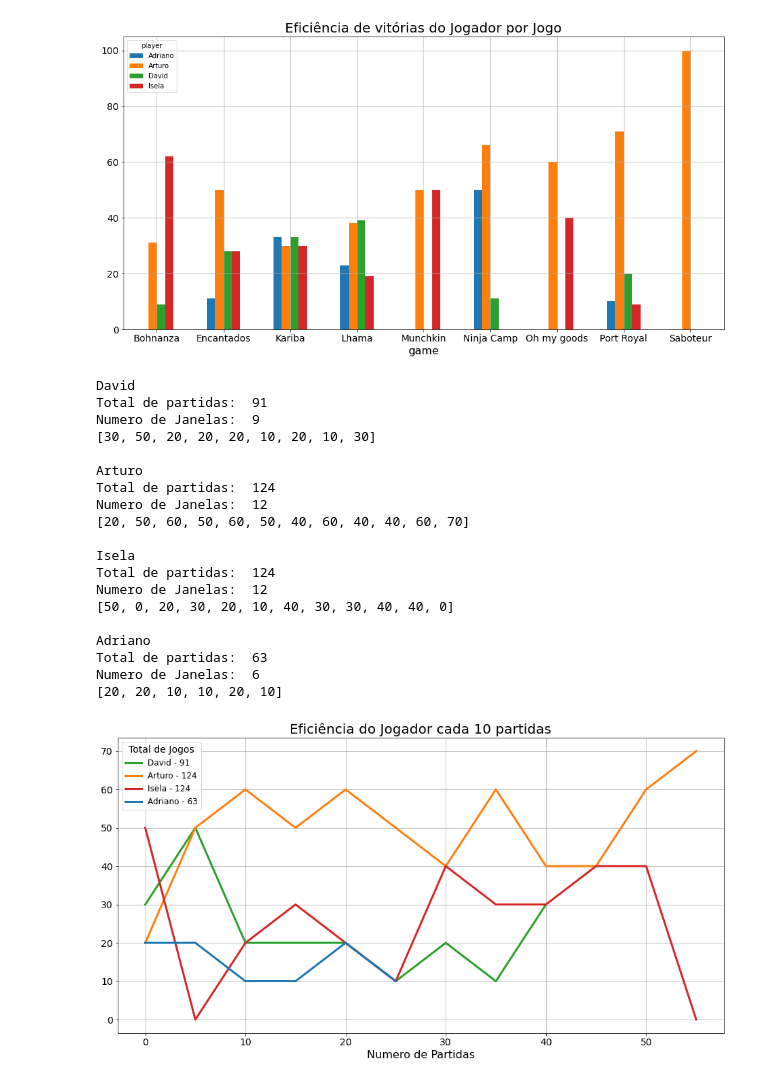
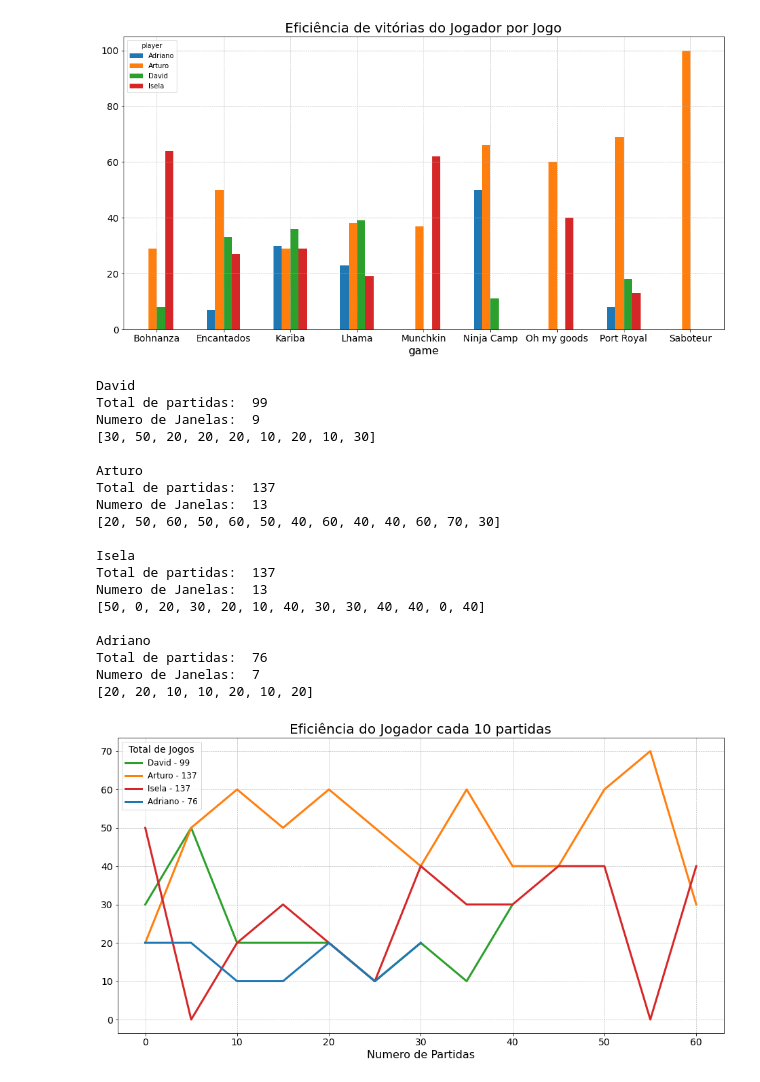
Before and after one commit to mhacarthur/card-game-stats, a Jupyter notebook: statistics.ipynb, the cells around one changed output. Cells and saved outputs as stored; diff of their text form; code cells hidden in the pictures.

```diff
--- a/statistics.ipynb
+++ b/statistics.ipynb
@@ -189,9 +191,10 @@ _, ax = plt.subplots(figsize=(16,8))
 bars = game_pivot.plot(kind='bar', grid=True, ax=ax)
 ax.tick_params(axis='x', rotation=0)
 plt.title('Eficiência de vitórias do Jogador por Jogo')
+plt.grid(linestyle='--', linewidth=0.6)
 plt.savefig("./fig/eficiencia_por_jogo.png",facecolor='w',bbox_inches ='tight',pad_inches=0.1)
 # %% [output]
-[figure, old version]
+[figure, new version]
 # %%
 JN = 10
 a = 0
@@ -221,44 +224,46 @@ for names in df1['players'].unique():
 
     label_j = names +' - '+str(total_partidas_final)
 
     plt.plot(list_player,linestyle='-',linewidth=3,color=COLORS[a],label=label_j)
 
     a = a + 1
 
 vals = ax.get_yticks()
 ax.set_xticklabels(['%i' % np.round(y) for y in vals])
 
 plt.title('Eficiência do Jogador cada '+str(JN)+' partidas')
 plt.xlabel('Numero de Partidas')
 plt.grid(True)
 
 leg = plt.legend(fontsize=12,loc=2)
 leg.set_title(title="Total de Jogos",prop={'size':14})
 
+plt.grid(linestyle='--', linewidth=0.6)
+
 salida1 = './fig/eficiencia_cada_'+str(JN)+'.png'
 
 plt.savefig(salida1,facecolor='w',bbox_inches ='tight',pad_inches=0.1)
 # %% [output]
 David
-Total de partidas:  91
+Total de partidas:  99
 Numero de Janelas:  9
 [30, 50, 20, 20, 20, 10, 20, 10, 30]
 
 Arturo
-Total de partidas:  124
-Numero de Janelas:  12
-[20, 50, 60, 50, 60, 50, 40, 60, 40, 40, 60, 70]
+Total de partidas:  137
+Numero de Janelas:  13
+[20, 50, 60, 50, 60, 50, 40, 60, 40, 40, 60, 70, 30]
 
 Isela
-Total de partidas:  124
-Numero de Janelas:  12
-[50, 0, 20, 30, 20, 10, 40, 30, 30, 40, 40, 0]
+Total de partidas:  137
+Numero de Janelas:  13
+[50, 0, 20, 30, 20, 10, 40, 30, 30, 40, 40, 0, 40]
 
 Adriano
-Total de partidas:  63
-Numero de Janelas:  6
-[20, 20, 10, 10, 20, 10]
+Total de partidas:  76
+Numero de Janelas:  7
+[20, 20, 10, 10, 20, 10, 20]
-[figure, old version]
+[figure, new version]
 # %%
 JN = 15
 a = 0
```
Also changed, not shown: parts of 10 cells of this notebook, 8 other files.
